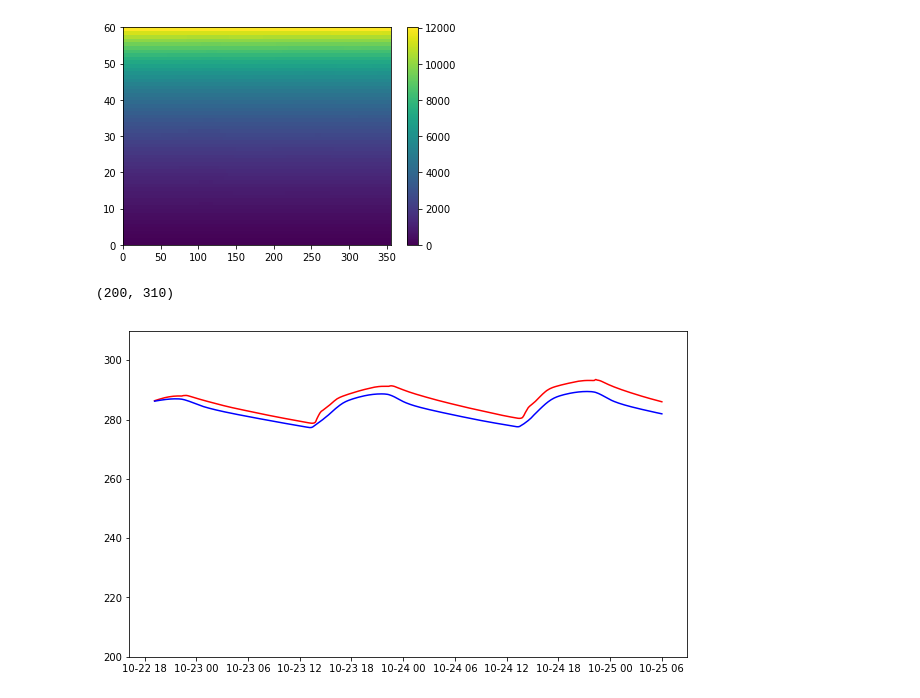
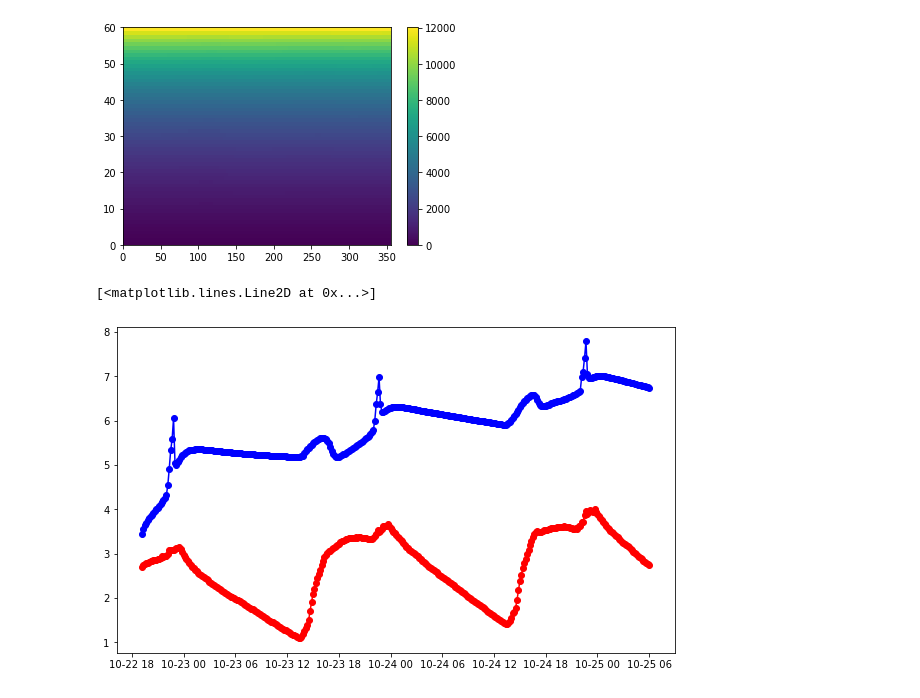
Before and after one commit to NCAR/mlsurfacelayer, a Jupyter notebook: notebooks/wrf_scm_analysis.ipynb, the cells around one changed output. Saved outputs shown, nothing was run; the diff lists cells and outputs as text; code cells hidden in the pictures.

```diff
--- a/notebooks/wrf_scm_analysis.ipynb
+++ b/notebooks/wrf_scm_analysis.ipynb
@@ -92,8 +75,7 @@ dtype: object
 # Hello!
 this is documentation
 # %%
-nn_wrf = xr.open_dataset("/glade/work/dgagne/WRF-SCM-Ange_casper/WRF-MLSL/cases99/cabauw_nn/wrfout_d01_1999-10-22_19:00:00")
-rf_wrf = xr.open_dataset("/glade/work/dgagne/WRF-SCM-Ange_casper/WRF-MLSL/cases99/cabauw_rf/wrfout_d01_1999-10-22_19:00:00")
-
-most_wrf = xr.open_dataset("/glade/work/dgagne/WRF-SCM-Ange_casper/WRF-MLSL/cases99/most/wrfout_d01_1999-10-22_19:00:00")
+nn_wrf = xr.open_dataset("/glade/work/dgagne/WRF-SCM-Ange_casper/WRF-MLSL/test/em_scm_xy/ann_2_ruc_wrfout_d01_1999-10-22_19:00:00")
+rf_wrf = xr.open_dataset("/glade/work/dgagne/WRF-SCM-Ange_casper/WRF-MLSL/test/em_scm_xy/rf_2_ruc_wrfout_d01_1999-10-22_19:00:00")
+most_wrf = xr.open_dataset("/glade/work/dgagne/WRF-SCM-Ange_casper/WRF-MLSL/test/em_scm_xy/mo_wrfout_d01_1999-10-22_19:00:00")
 # %%
@@ -347,9 +406,9 @@ plt.colorbar()
 [figure]
 # %%
 plt.figure(figsize=(10, 6))
-plt.plot(pd.DatetimeIndex(rf_wrf["XTIME"].values[1:]), rf_wrf["T"][1:, 0, 0, 0] + 300, 'r-')
-plt.plot(pd.DatetimeIndex(most_wrf["XTIME"].values[1:]), most_wrf["T"][1:, 0, 0, 0] + 300, 'b-')
-plt.ylim(200, 310)
+plt.plot(pd.DatetimeIndex(rf_wrf["XTIME"].values[1:]), rf_wrf["Q2"][1:, 0, 0] * 1000, 'ro-')
+plt.plot(pd.DatetimeIndex(most_wrf["XTIME"].values[1:]), most_wrf["Q2"][1:, 0, 0] * 1000, 'bo-')
+plt.plot(
 # %% [output]
-(200, 310)
+[<matplotlib.lines.Line2D at 0x...>]
-[figure, old version]
+[figure, new version]
```
Also changed, not shown: parts of 32 cells of this notebook, 3 other files.
